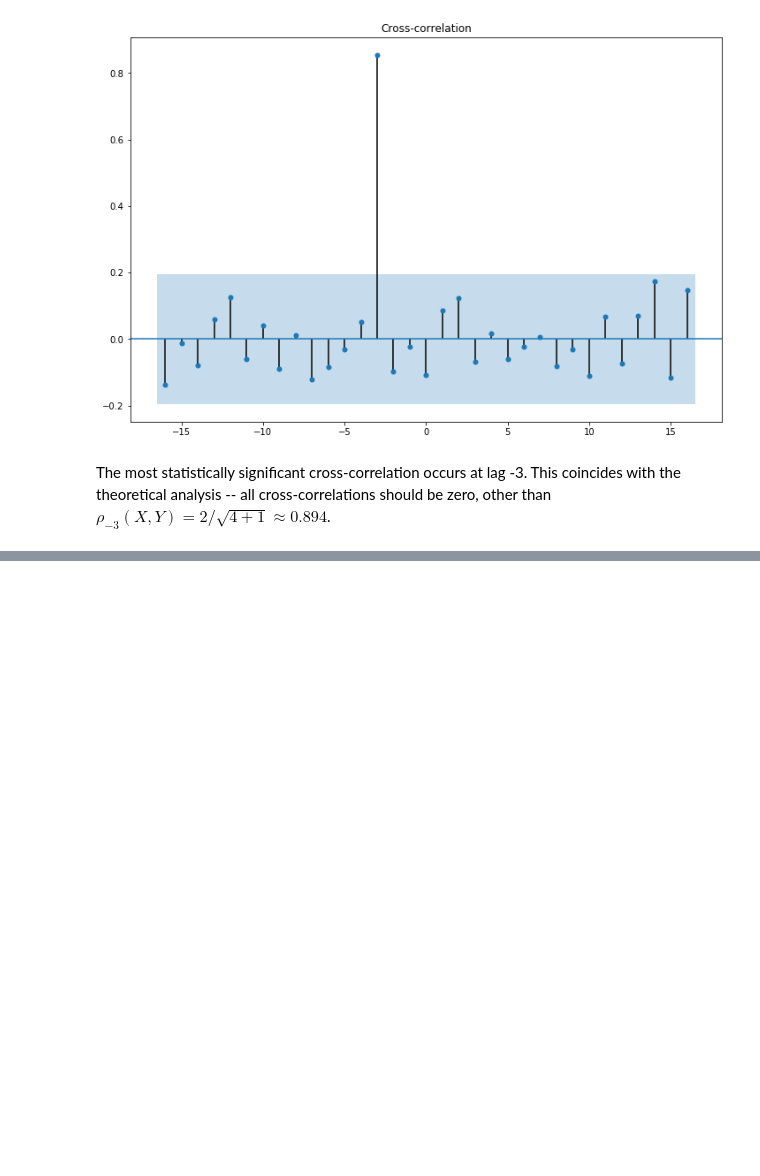
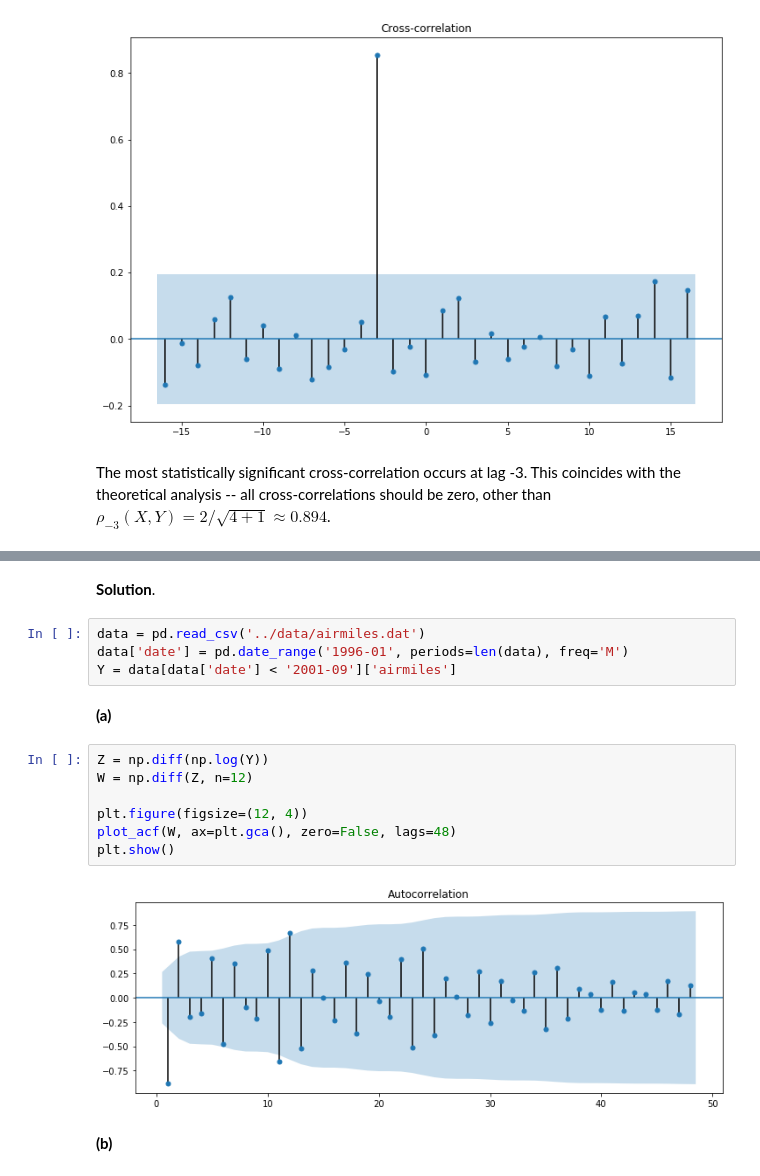
Before and after one commit to telmo-correa/time-series-analysis, a Jupyter notebook: Python/Chapter 11 (Ex 11 - 20) - Time Series Regression Models.ipynb, the cells around one changed output, grey strips where cells are left out. Cells and saved outputs as stored; diff of their text form; blank space fills up the shorter version.

```diff
--- a/Python/Chapter 11 (Ex 11 - 20) - Time Series Regression Models.ipynb
+++ b/Python/Chapter 11 (Ex 11 - 20) - Time Series Regression Models.ipynb
@@ -38,0 +183,19 @@ The most statistically significant cross-correlation occurs at lag -3.  This coi
+# %% [markdown]
+**Solution**.
+# %%
+data = pd.read_csv('../data/airmiles.dat')
+data['date'] = pd.date_range('1996-01', periods=len(data), freq='M')
+Y = data[data['date'] < '2001-09']['airmiles']
+# %% [markdown]
+**(a)**
+# %%
+Z = np.diff(np.log(Y))
+W = np.diff(Z, n=12)
+
+plt.figure(figsize=(12, 4))
+plot_acf(W, ax=plt.gca(), zero=False, lags=48)
+plt.show()
+# %% [output]
+[figure, added]
+# %% [markdown]
+**(b)**
```
Also changed, not shown: parts of 35 cells of this notebook, 3 other files.
